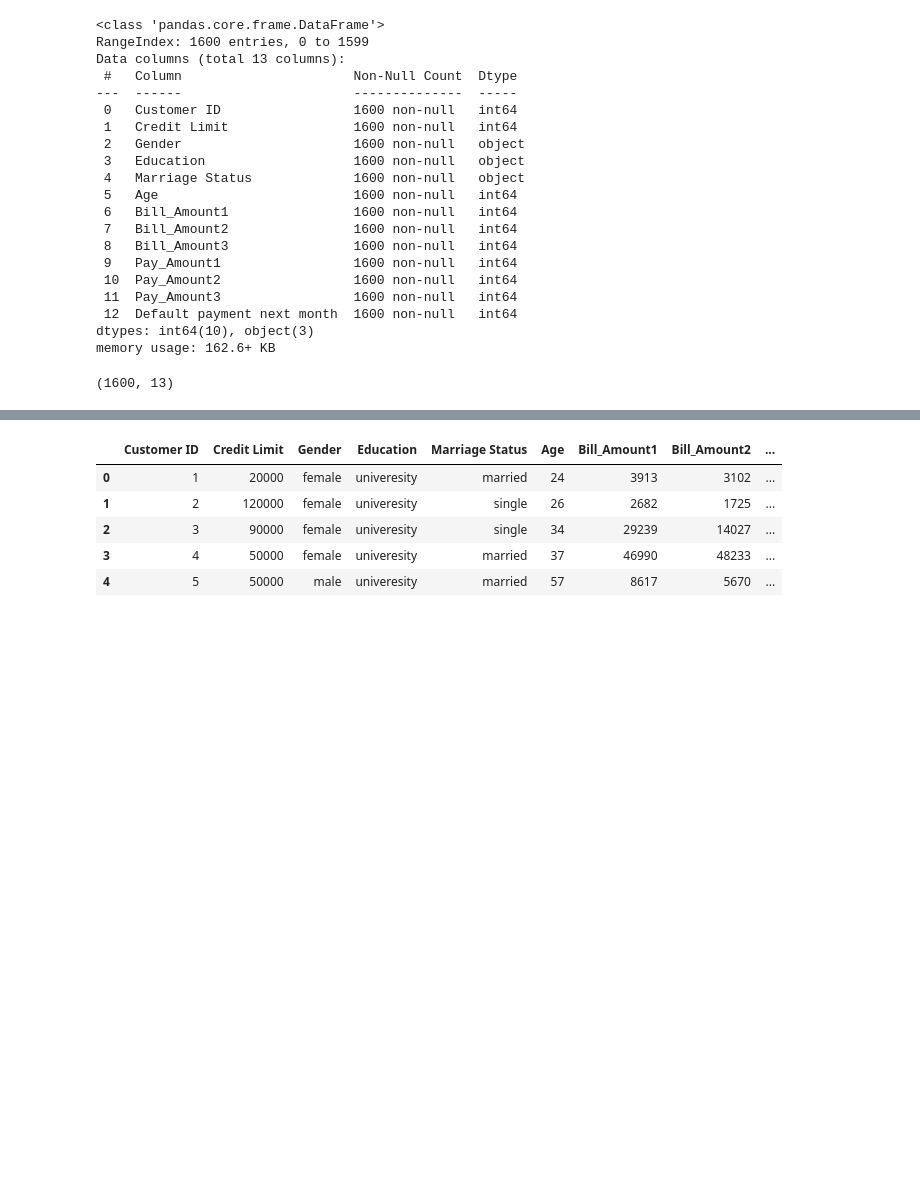
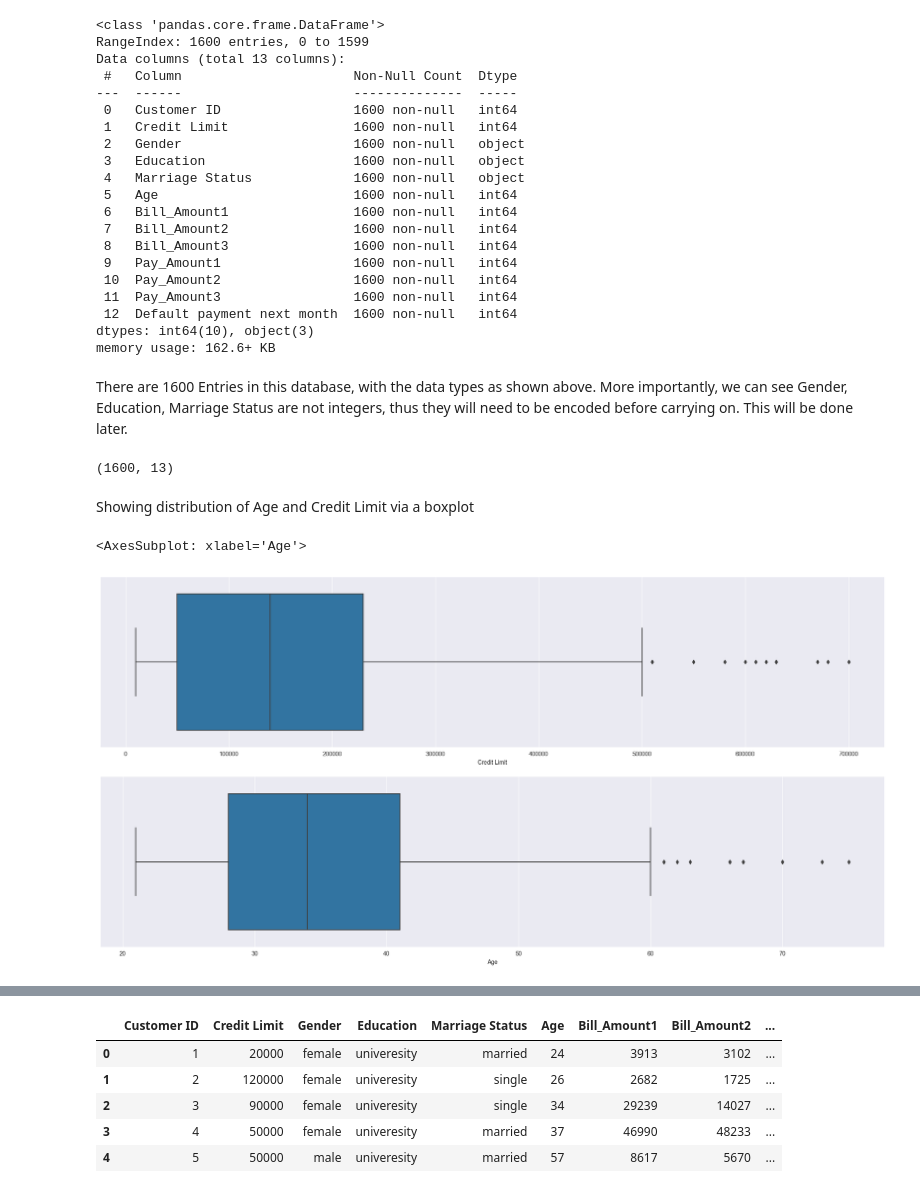
Before and after one commit to lightningsnorlax/AIML, a Jupyter notebook: CA1_Classification.ipynb, the cells around one changed output, grey strips where cells are left out. Cells and saved outputs as stored; diff of their text form; code cells hidden in the pictures; blank space fills up the shorter version.

```diff
--- a/CA1_Classification.ipynb
+++ b/CA1_Classification.ipynb
@@ -92,6 +149,8 @@ Data columns (total 13 columns):
  12  Default payment next month  1600 non-null   int64
 dtypes: int64(10), object(3)
 memory usage: 162.6+ KB
+# %% [markdown]
+There are 1600 Entries in this database, with the data types as shown above. More importantly, we can see Gender, Education, Marriage Status are not integers, thus they will need to be encoded before carrying on. This will be done later.
 # %%
 df.shape
 # %% [output]
@@ -98,0 +160,10 @@ df.shape
+# %% [markdown]
+Showing distribution of Age and Credit Limit via a boxplot
+# %%
+fig, ax = plt.subplots(2, 1, figsize = (20,10))
+fig.tight_layout(pad = 3.0)
+sns.boxplot(data = df, x = "Credit Limit", ax = ax[0])
+sns.boxplot(data = df, x = "Age", ax = ax[1])
+# %% [output]
+<AxesSubplot: xlabel='Age'>
+[figure, added]
```
Also changed, not shown: parts of 55 cells of this notebook, 4 other files.
